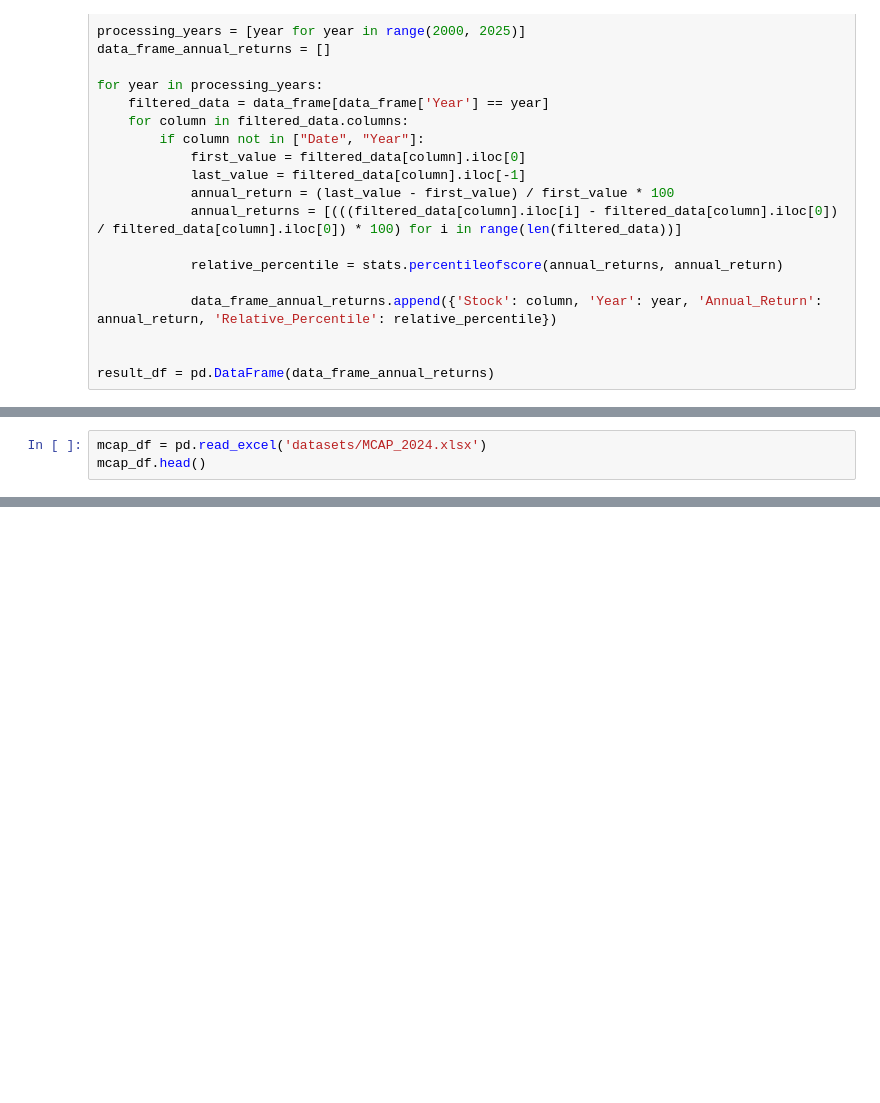
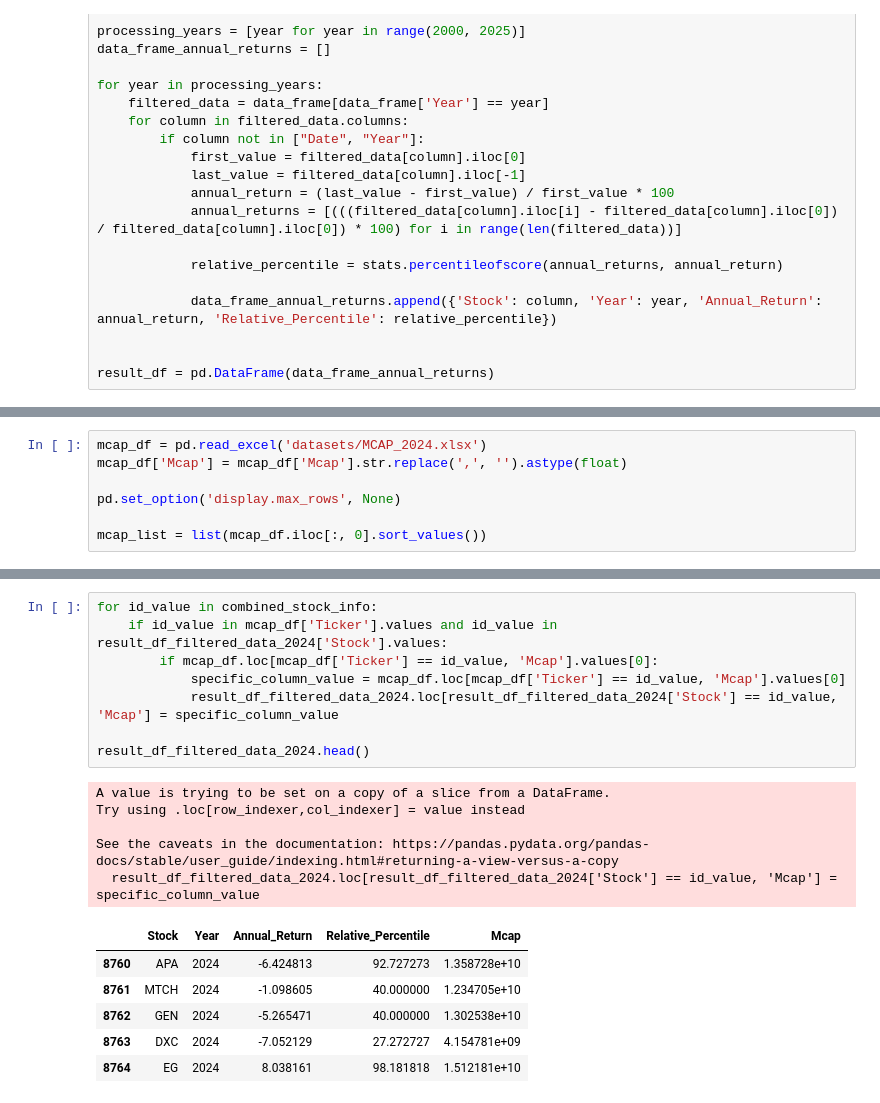
Before and after one commit to CiganOliviuAlphablock/clustering-in-mean-reversion-framework, a Jupyter notebook: clustering.ipynb, the cells around one changed output, grey strips where cells are left out. Cells and saved outputs as stored; diff of their text form; blank space fills up the shorter version.

```diff
--- a/clustering.ipynb
+++ b/clustering.ipynb
@@ -125,3 +128,7 @@ result_df_filtered_data_2024.head()
 # %%
 mcap_df = pd.read_excel('datasets/MCAP_2024.xlsx')
-mcap_df.head()
+mcap_df['Mcap'] = mcap_df['Mcap'].str.replace(',', '').astype(float)
+
+pd.set_option('display.max_rows', None)
+
+mcap_list = list(mcap_df.iloc[:, 0].sort_values())
@@ -159,0 +162,20 @@ result_df.head()
+# %%
+for id_value in combined_stock_info:
+    if id_value in mcap_df['Ticker'].values and id_value in result_df_filtered_data_2024['Stock'].values:
+        if mcap_df.loc[mcap_df['Ticker'] == id_value, 'Mcap'].values[0]:
+            specific_column_value = mcap_df.loc[mcap_df['Ticker'] == id_value, 'Mcap'].values[0]
+            result_df_filtered_data_2024.loc[result_df_filtered_data_2024['Stock'] == id_value, 'Mcap'] = specific_column_value
+
+result_df_filtered_data_2024.head()
+# %% [output]
+A value is trying to be set on a copy of a slice from a DataFrame.
+Try using .loc[row_indexer,col_indexer] = value instead
+
+See the caveats in the documentation: https://pandas.pydata.org/pandas-docs/stable/user_guide/indexing.html#returning-a-view-versus-a-copy
+  result_df_filtered_data_2024.loc[result_df_filtered_data_2024['Stock'] == id_value, 'Mcap'] = specific_column_value
+|  | Stock | Year | Annual_Return | Relative_Percentile | Mcap |
+| 8760 | APA | 2024 | -6.424813 | 92.727273 | 1.358728e+10 |
+| 8761 | MTCH | 2024 | -1.098605 | 40.000000 | 1.234705e+10 |
+| 8762 | GEN | 2024 | -5.265471 | 40.000000 | 1.302538e+10 |
+| 8763 | DXC | 2024 | -7.052129 | 27.272727 | 4.154781e+09 |
+| 8764 | EG | 2024 | 8.038161 | 98.181818 | 1.512181e+10 |
```
Also changed, not shown: parts of 13 cells of this notebook.
